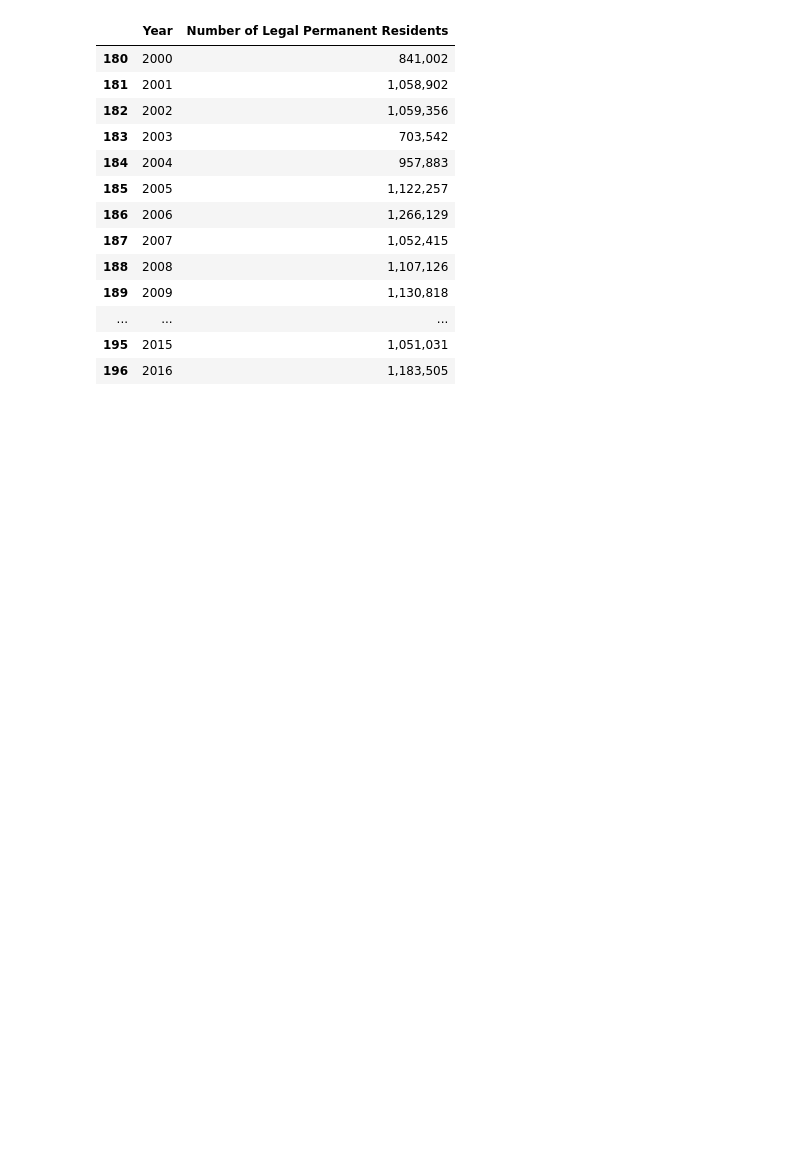
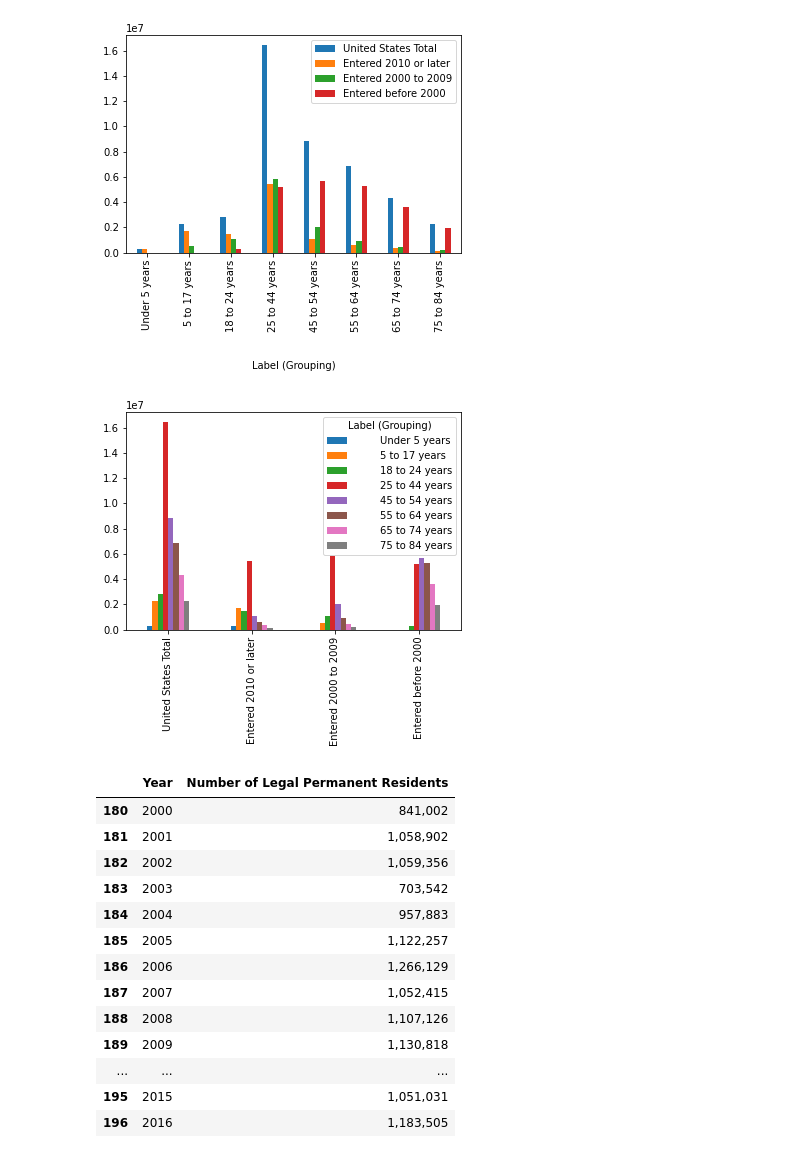
Before and after one commit to halabi93/Immigration-Data-Analysis, a Jupyter notebook: ImmigrantData.ipynb, the cells around one changed output. Drawn from its saved outputs; the diff is of its cells as text; code cells hidden in the pictures; blank space fills up the shorter version.

Commit message:
experimental bar plots

```diff
--- a/ImmigrantData.ipynb
+++ b/ImmigrantData.ipynb
@@ -100,3 +98,12 @@ immigrant_age.head(20)
+# %%
+imm_age_transp = imm_age_numbers.transpose()
+
+imm_age_numbers.plot.bar();
+
+imm_age_transp.plot.bar();
+# %% [output]
+[figure, added]
+[figure, added]
 # %%
 data_file2 = os.path.join("resources", "Annual Perm Resident 1820-2019.csv")
 ann_perm_res = pd.read_csv(data_file2)
```
Also changed, not shown: parts of 1 cell of this notebook.
